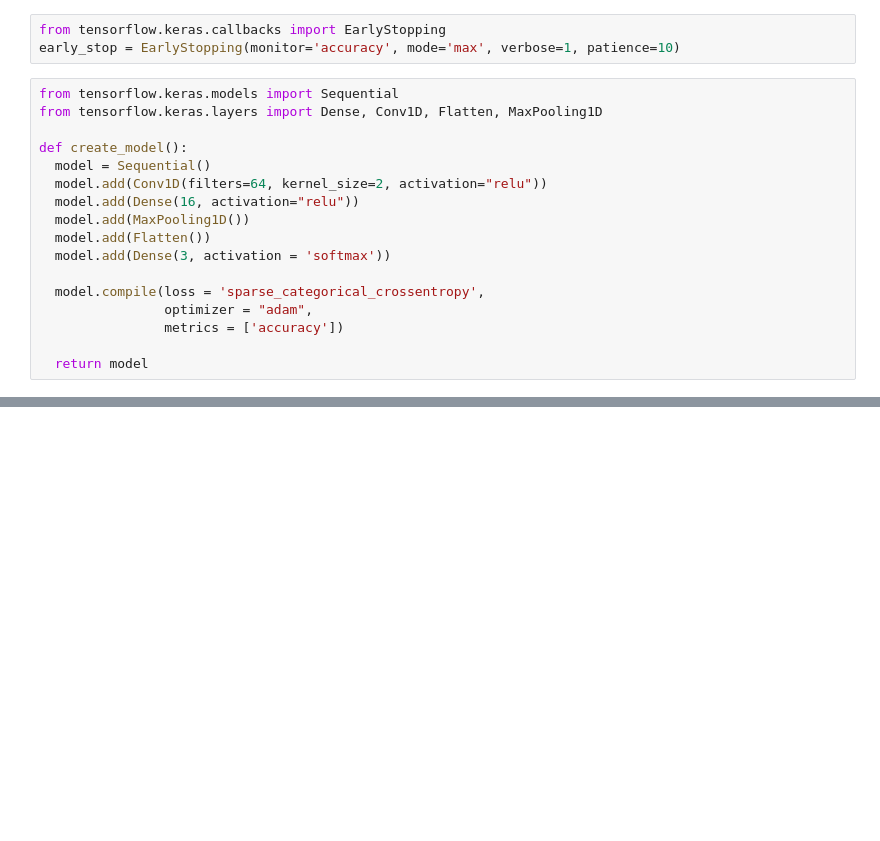
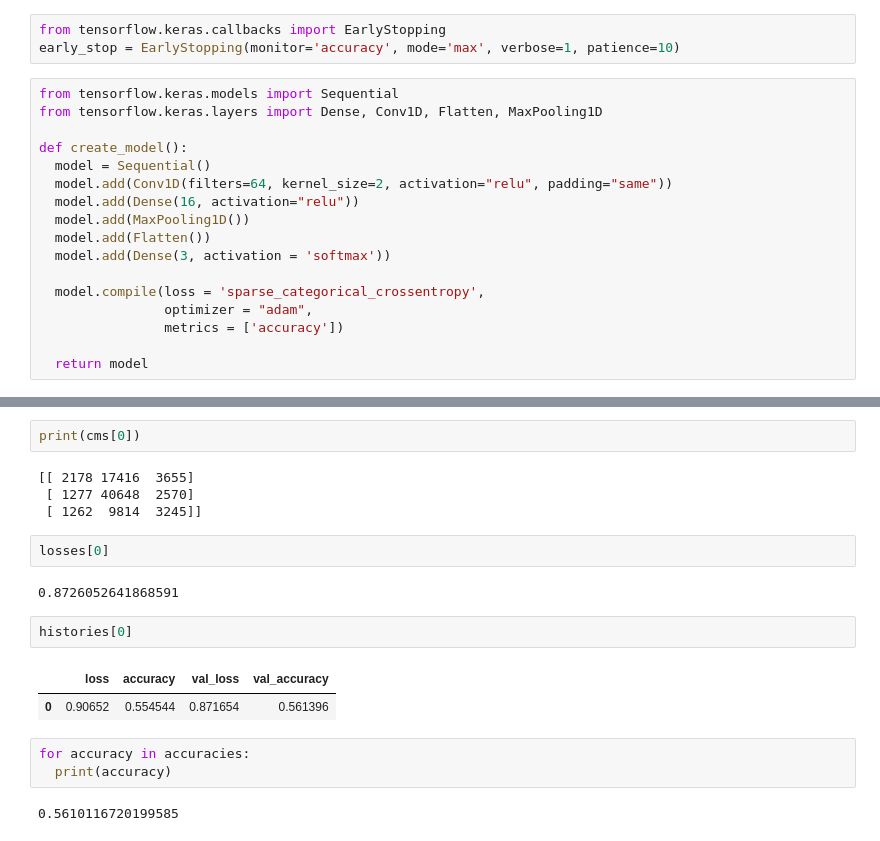
Before and after one commit to banned-from-uni/SWELL-DL, a Jupyter notebook: SWELL-1D-CNN.ipynb, the cells around one changed output, grey strips where cells are left out. Drawn from its saved outputs; the diff is of its cells as text; blank space fills up the shorter version.

```diff
--- a/SWELL-1D-CNN.ipynb
+++ b/SWELL-1D-CNN.ipynb
@@ -127,7 +137,7 @@ from tensorflow.keras.layers import Dense, Conv1D, Flatten, MaxPooling1D
 
 def create_model():
   model = Sequential()
-  model.add(Conv1D(filters=64, kernel_size=2, activation="relu"))
+  model.add(Conv1D(filters=64, kernel_size=2, activation="relu", padding="same"))
   model.add(Dense(16, activation="relu"))
   model.add(MaxPooling1D())
   model.add(Flatten())
@@ -210,0 +209,20 @@ Actual:    [1 0 1 1 0 1 2 2 0 1 0 1 1 2 2 1 1 1 0 2 1 1 1 0 1 0 1 0 1 0]
+# %%
+print(cms[0])
+# %% [output]
+[[ 2178 17416  3655]
+ [ 1277 40648  2570]
+ [ 1262  9814  3245]]
+# %%
+losses[0]
+# %% [output]
+0.8726052641868591
+# %%
+histories[0]
+# %% [output]
+|  | loss | accuracy | val_loss | val_accuracy |
+| 0 | 0.90652 | 0.554544 | 0.871654 | 0.561396 |
+# %%
+for accuracy in accuracies:
+  print(accuracy)
+# %% [output]
+0.5610116720199585
```
Also changed, not shown: parts of 22 cells of this notebook.
